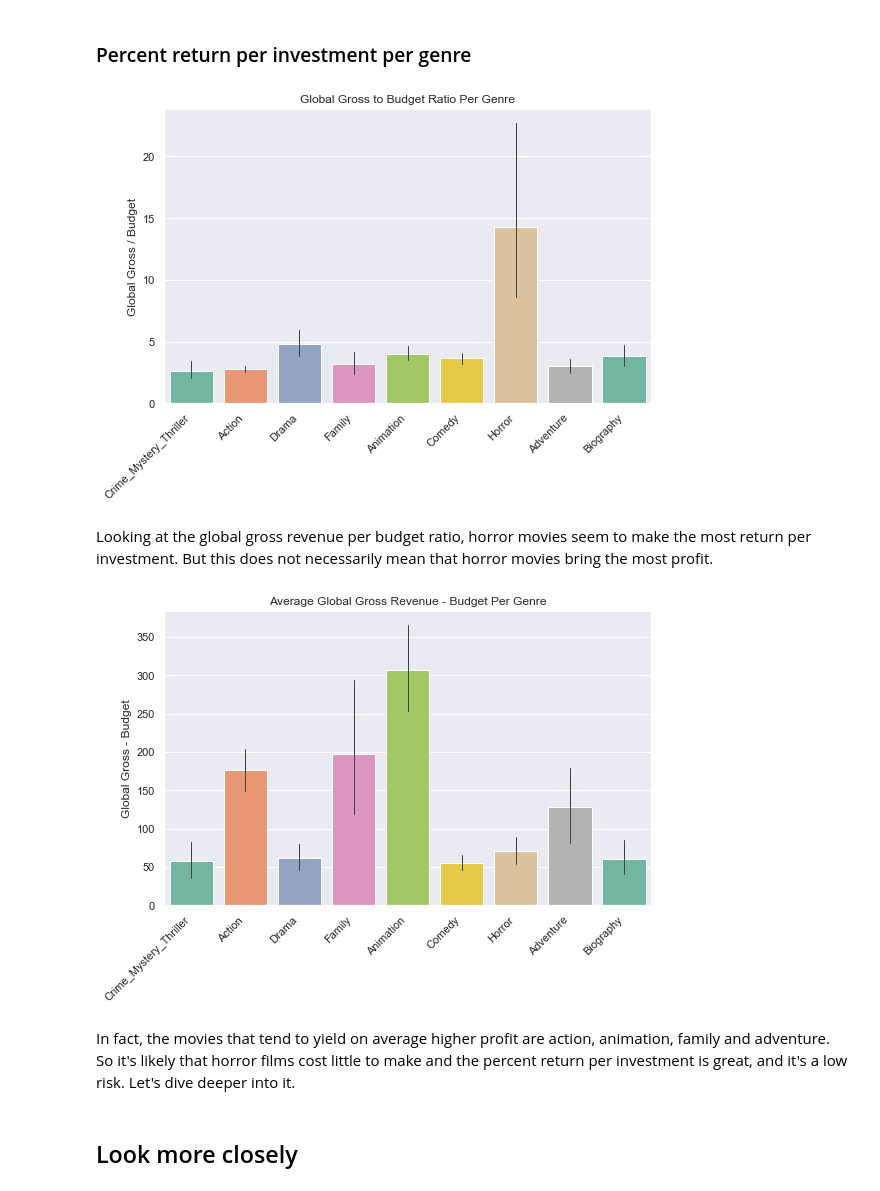
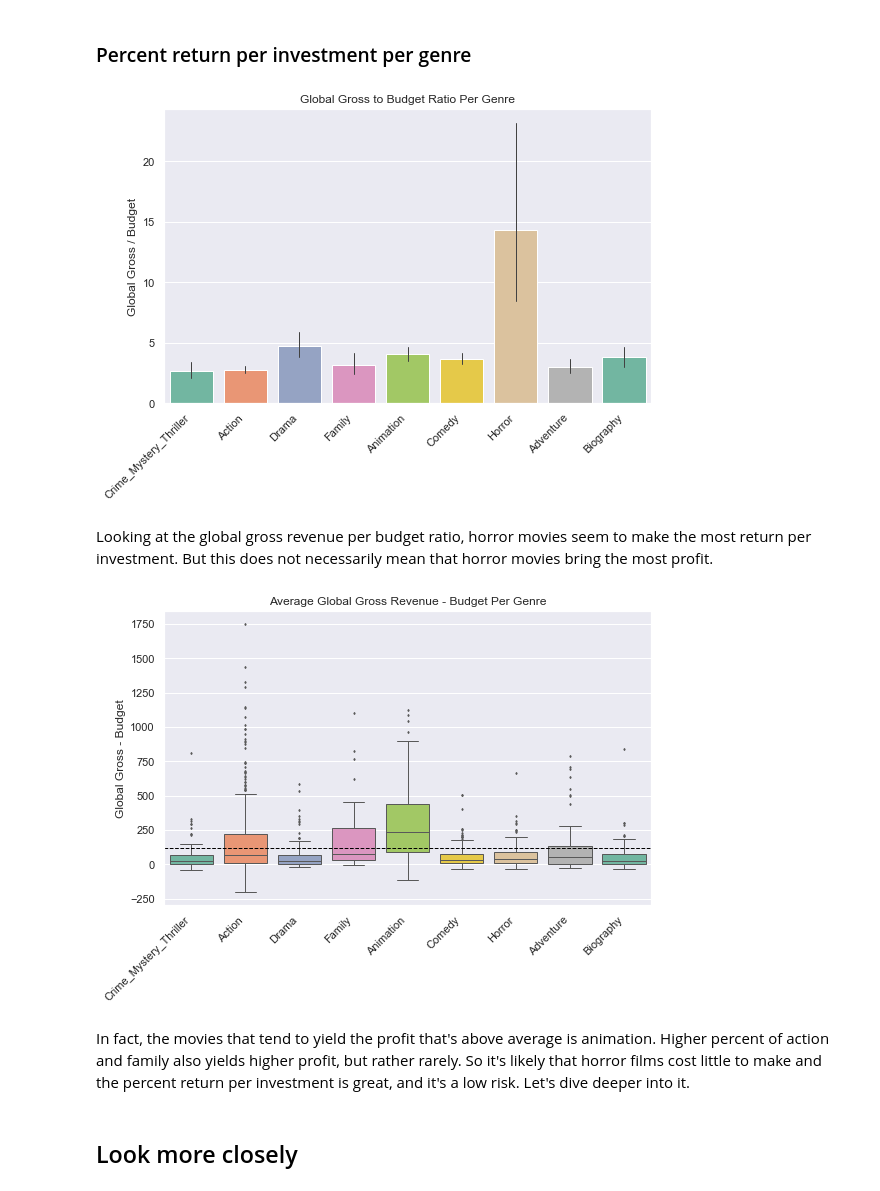
Before and after one commit to stereopickle/DS_movie_EDA, a Jupyter notebook: 013.Key_Analyses.ipynb, the cells around one changed output. Cells and saved outputs as stored; diff of their text form; code cells hidden in the pictures.

```diff
--- a/013.Key_Analyses.ipynb
+++ b/013.Key_Analyses.ipynb
@@ -120,5 +138,5 @@ df['profit'] = df['glob_gross'] - df['budget']
 # %%
-plt.figure(figsize = (8, 6))
+fig = plt.figure(figsize = (8, 6))
 g = sns.barplot(x = 'genre', y = 'gross_p_cost', data = df,
                 palette="Set2", errwidth = 1)
 g.set(title = 'Global Gross to Budget Ratio Per Genre',
@@ -127,30 +145,34 @@ g.set(title = 'Global Gross to Budget Ratio Per Genre',
 plt.xticks(rotation=45, ha='right')
 plt.tight_layout()
 
-#g.savefig("PNG/gross_p_budget_genre.png")
+#fig.savefig("PNG/BLOG/return_ratio_genre.png")
 
 plt.show()
 # %% [output]
-[figure, old version]
+[figure, new version]
 # %% [markdown]
 Looking at the global gross revenue per budget ratio, horror movies seem to make the most return per investment. But this does not necessarily mean that horror movies bring the most profit.
 # %%
-plt.figure(figsize = (8, 6))
-g = sns.barplot(x = 'genre', y = 'profit', data = df,
-                palette="Set2", errwidth = 1)
+# term 'profit' used liberally
+df['profit'] = df['glob_gross'] - df['budget']
+
+fig = plt.figure(figsize = (8, 6))
+g = sns.boxplot(x = 'genre', y = 'profit', data = df,
+                palette="Set2", linewidth = 1, fliersize= 1.5)
 g.set(title = 'Average Global Gross Revenue - Budget Per Genre',
       ylabel = "Global Gross - Budget", xlabel = "")
 
+plt.axhline(df.profit.mean(), ls = '--', lw = 1, color = 'black')
 plt.xticks(rotation=45, ha='right')
 plt.tight_layout()
 
-#g.savefig("PNG/profit_genre.png")
+#fig.savefig("PNG/BLOG/profit_genre.png")
 
 plt.show()
 # %% [output]
-[figure, old version]
+[figure, new version]
 # %% [markdown]
-In fact, the movies that tend to yield on average higher profit are action, animation, family and adventure. So it's likely that horror films cost little to make and the percent return per investment is great, and it's a low risk. Let's dive deeper into it.
+In fact, the movies that tend to yield the profit that's above average is animation. Higher percent of action and family also yields higher profit, but rather rarely. So it's likely that horror films cost little to make and the percent return per investment is great, and it's a low risk. Let's dive deeper into it.
 # %% [markdown]
 ## Look more closely
 # %% [markdown]
```
Also changed, not shown: parts of 29 cells of this notebook, 22 other files.
